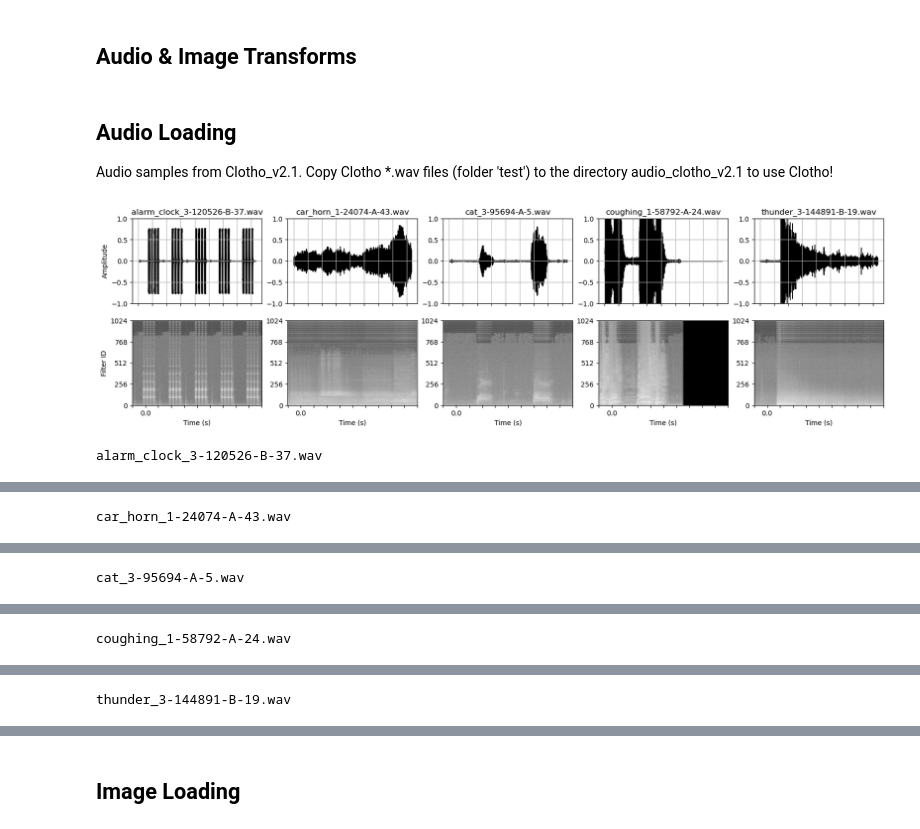
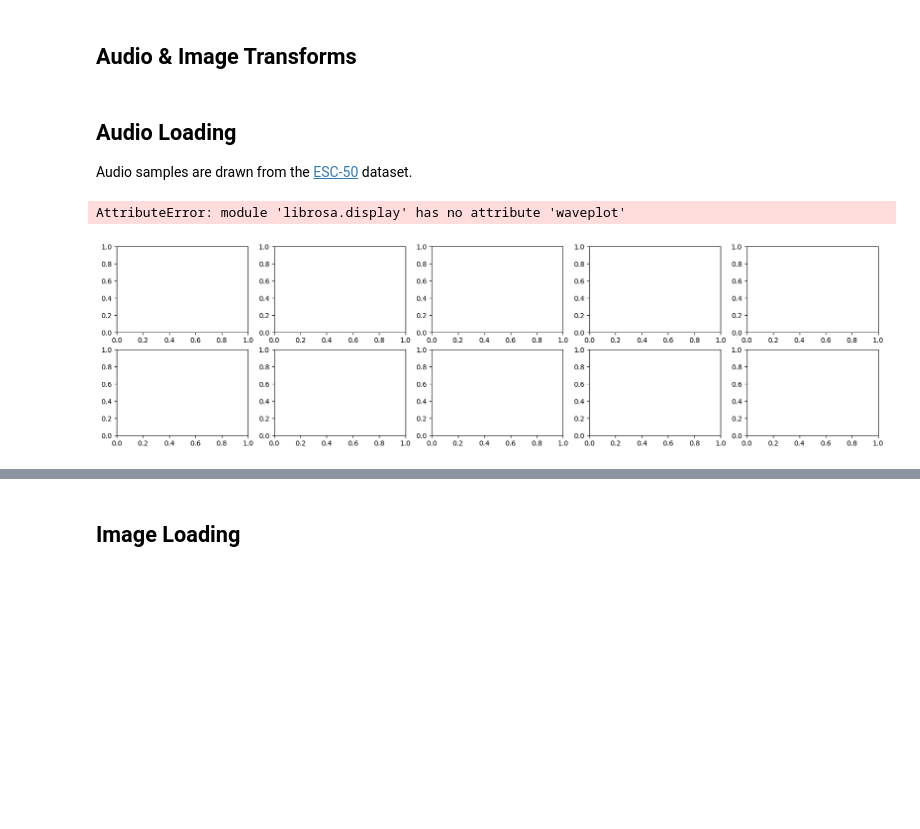
Before and after one commit to SFauth/AudioCLIP, a Jupyter notebook: demo/AudioCLIP.ipynb, the cells around one changed output, grey strips where cells are left out. Drawn from its saved outputs; the diff is of its cells as text; code cells hidden in the pictures; blank space fills up the shorter version.

```diff
--- a/demo/AudioCLIP.ipynb
+++ b/demo/AudioCLIP.ipynb
@@ -91,7 +73,7 @@ LABELS = ['cat', 'thunderstorm', 'coughing', 'alarm clock', 'car horn']
 # %% [markdown]
 ## Model Instantiation
 # %%
-aclp = AudioCLIP(pretrained=f'../assets/AudioCLIP-Partial-Training.pt')
+aclp = AudioCLIP(pretrained=f'../assets/{MODEL_FILENAME}')
 # %% [markdown]
 ## Audio & Image Transforms
 # %%
@@ -105,10 +87,9 @@ image_transforms = tv.transforms.Compose([
 ])
 # %% [markdown]
 ## Audio Loading
-Audio samples from Clotho_v2.1. Copy Clotho *.wav files (folder 'test') to the directory audio_clotho_v2.1 to use Clotho!
+Audio samples are drawn from the [ESC-50](https://github.com/karolpiczak/ESC-50) dataset.
 # %%
-#paths_to_audio = glob.glob('audio_clotho_v2.1/test/*.wav')[0:5]
-paths_to_audio = glob.glob('audio/*.wav')[0:5]
+paths_to_audio = glob.glob('audio/*.wav')
 
 audio = list()
 for path_to_audio in paths_to_audio:
@@ -126,33 +107,33 @@ fig, axes = plt.subplots(2, len(audio), figsize=(20, 5), dpi=100)
 
 for idx in range(len(audio)):
     track, pow_spec = audio[idx]
 
     # draw the waveform
-    librosa.display.waveshow(track, sr=SAMPLE_RATE, ax=axes[0, idx], color='k')
+    librosa.display.waveplot(track, sr=SAMPLE_RATE, ax=axes[0, idx], color='k')
     # show the corresponding power spectrogram
     axes[1, idx].imshow(pow_spec, origin='lower', aspect='auto', cmap='gray', vmin=-180.0, vmax=20.0)
 
     # modify legend
     axes[0, idx].set_title(os.path.basename(paths_to_audio[idx]))
     axes[0, idx].set_xlabel('')
     axes[0, idx].set_xticklabels([])
     axes[0, idx].grid(True)
     axes[0, idx].set_ylim(bottom=-1, top=1)
 
     axes[1, idx].set_xlabel('Time (s)')
     axes[1, idx].set_xticks(np.linspace(0, pow_spec.shape[1], len(axes[0, idx].get_xticks())))
     axes[1, idx].set_xticklabels([f'{tick:.1f}' if tick == int(tick) else '' for tick in axes[0, idx].get_xticks()])
     axes[1, idx].set_yticks(np.linspace(0, pow_spec.shape[0] - 1, 5))
 
 axes[0, 0].set_ylabel('Amplitude')
 axes[1, 0].set_ylabel('Filter ID')
 
 plt.show()
 plt.close(fig)
 
 for idx, path in enumerate(paths_to_audio):
     print(os.path.basename(path))
     display(Audio(audio[idx][0], rate=SAMPLE_RATE, embed=True))
 # %% [output]
+AttributeError: module 'librosa.display' has no attribute 'waveplot'
-[figure, old version]
+[figure, new version]
-alarm_clock_3-120526-B-37.wav
@@ -160 +139,0 @@ alarm_clock_3-120526-B-37.wav
-car_horn_1-24074-A-43.wav
@@ -162 +139,0 @@ car_horn_1-24074-A-43.wav
-cat_3-95694-A-5.wav
@@ -164 +139,0 @@ cat_3-95694-A-5.wav
-coughing_1-58792-A-24.wav
@@ -166 +139,0 @@ coughing_1-58792-A-24.wav
-thunder_3-144891-B-19.wav
```
Also changed, not shown: parts of 14 cells of this notebook, 5 other files.
